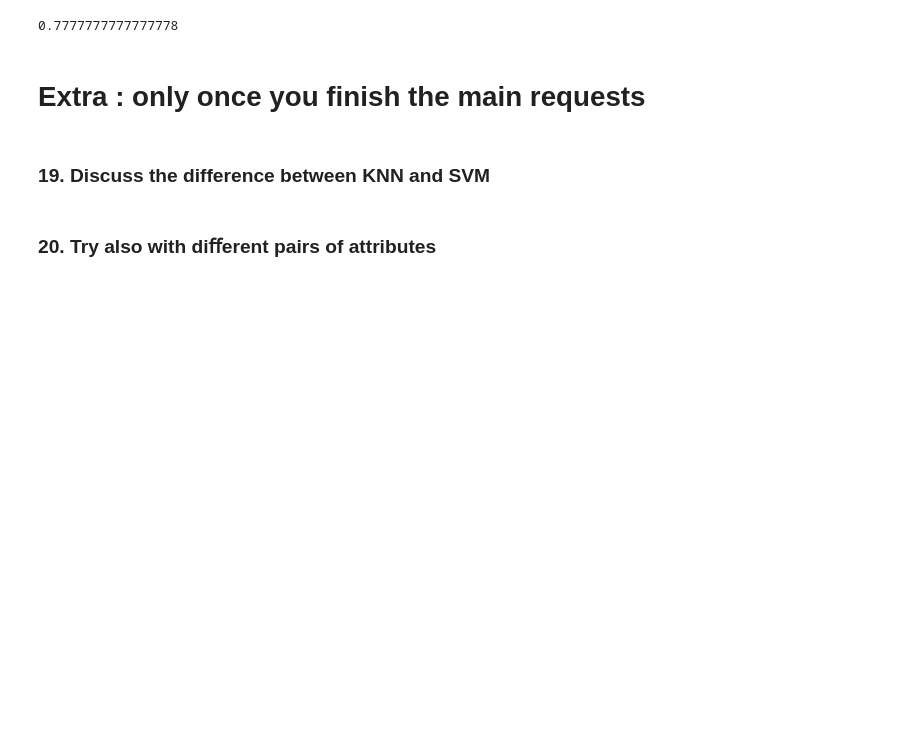
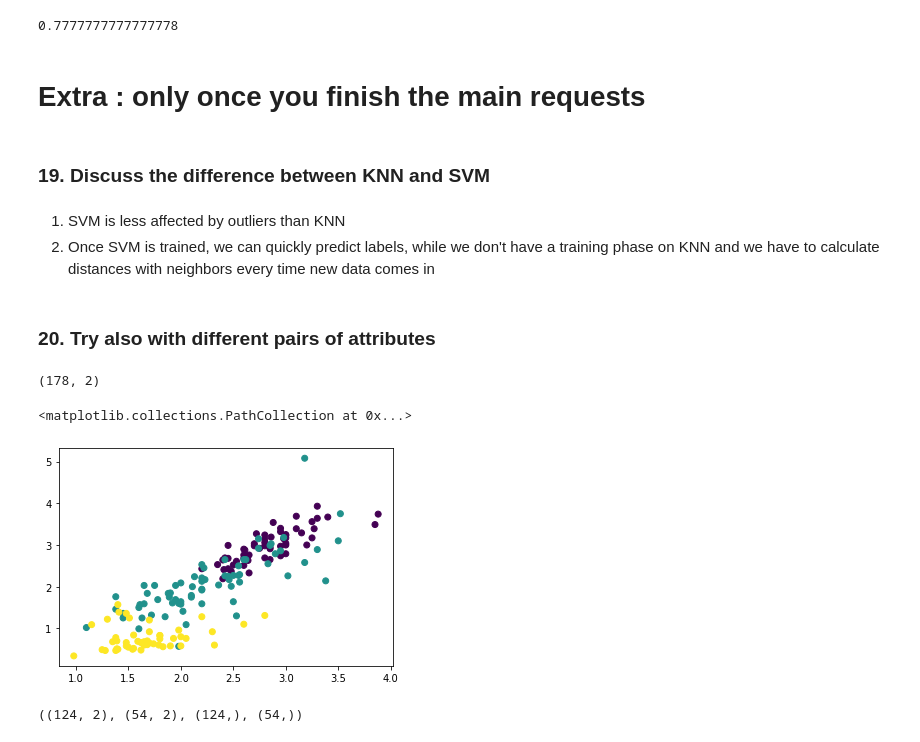
Before and after one commit to Barrel-Titor/homework-MLDL, a Jupyter notebook: Homework1/Homework1.ipynb, the cells around one changed output. Saved outputs shown, nothing was run; the diff lists cells and outputs as text; code cells hidden in the pictures; blank space fills up the shorter version.

```diff
--- a/Homework1/Homework1.ipynb
+++ b/Homework1/Homework1.ipynb
@@ -386,5 +384,20 @@ grid.score(X_test, y_test)
 # Extra : only once you finish the main requests
 # %% [markdown]
 ### 19.  Discuss the difference between KNN and SVM
+# %% [markdown]
+1. SVM is less affected by outliers than KNN
+2. Once SVM is trained, we can quickly predict labels, while we don't have a training phase on KNN and we have to calculate distances with neighbors every time new data comes in
 # %% [markdown]
-### 20.  Try also with diﬀerent pairs of attributes
+### 20.  Try also with different pairs of attributes
+# %%
+data, target = load_wine(True)
+# %%
+data = data[:, 5:7]
+data.shape
+# %% [output]
+(178, 2)
+# %%
+plt.scatter(data[:, 0], data[:, 1], c=target)
+# %% [output]
+<matplotlib.collections.PathCollection at 0x...>
+[figure, added]
@@ -390,0 +408,4 @@ grid.score(X_test, y_test)
+# %%
+X_train.shape, X_test.shape, y_train.shape, y_test.shape
+# %% [output]
+((124, 2), (54, 2), (124,), (54,))
```
Also changed, not shown: parts of 11 cells of this notebook, 3 other files.
